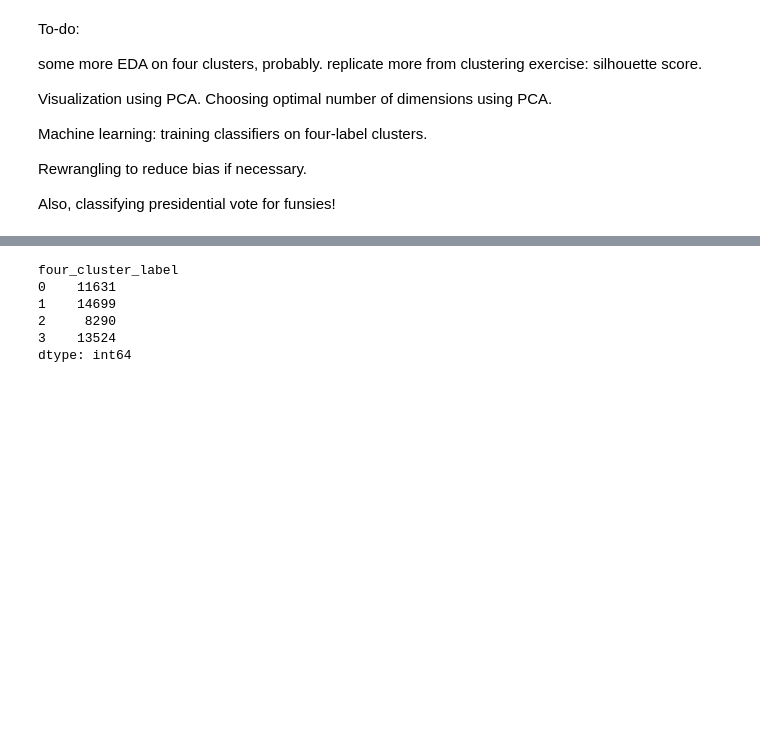
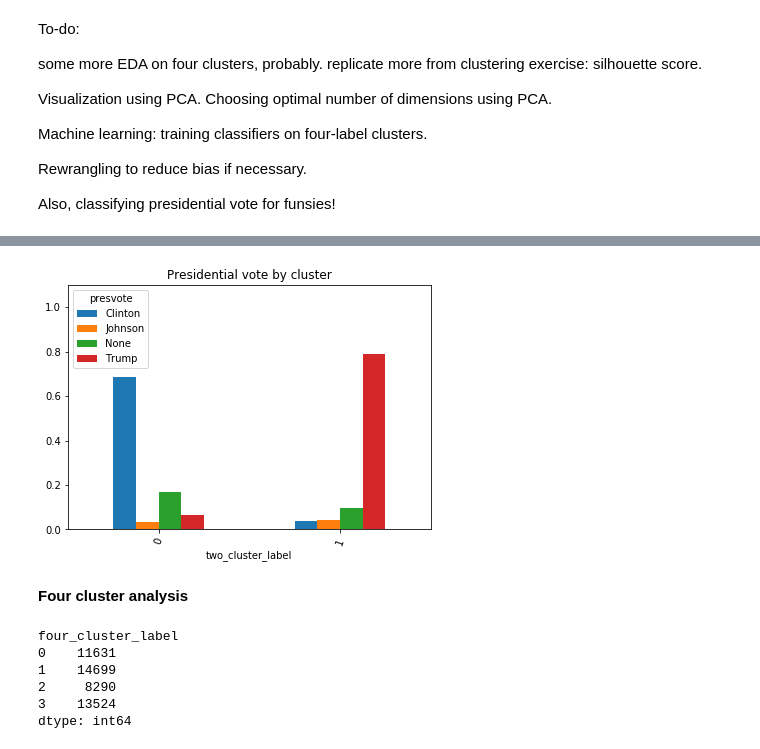
Before and after one commit to joshyou/springboard, a Jupyter notebook: Project 2/Capstone 2 clustering.ipynb, the cells around one changed output, grey strips where cells are left out. Drawn from its saved outputs; the diff is of its cells as text; code cells hidden in the pictures; blank space fills up the shorter version.

```diff
--- a/Project 2/Capstone 2 clustering.ipynb
+++ b/Project 2/Capstone 2 clustering.ipynb
@@ -255,3 +283,21 @@ Also, classifying presidential vote for funsies!
+# %%
+#exclude Other, McMullin, and Stein due to small number of responses
+major_df = EDA_df.loc[(EDA_df['presvote'] != 'Other') & (EDA_df['presvote'] != 'McMullin') & (EDA_df['presvote'] != 'Stein')]
+pres_df = major_df.groupby(['two_cluster_label', 'presvote']).size() / EDA_df.groupby(['two_cluster_label']).size()
+pres_df = pres_df.to_frame()
+pres_df = pres_df.reset_index(level=[0,1])
+pres_df = pres_df.pivot(index ='two_cluster_label', columns = 'presvote', values = 0)
+
+_ = pres_df.plot(kind = 'bar', rot = 70, figsize = (6.5,4.5))
+_ = plt.title('Presidential vote by cluster')
+
+_ = plt.ylim(0, 1.1)
+
+plt.show()
+# %% [output]
+[figure, added]
+# %% [markdown]
+**Four cluster analysis**
 # %%
 df.groupby(['four_cluster_label']).size()
 # %% [output]
```
Also changed, not shown: parts of 9 cells of this notebook.
